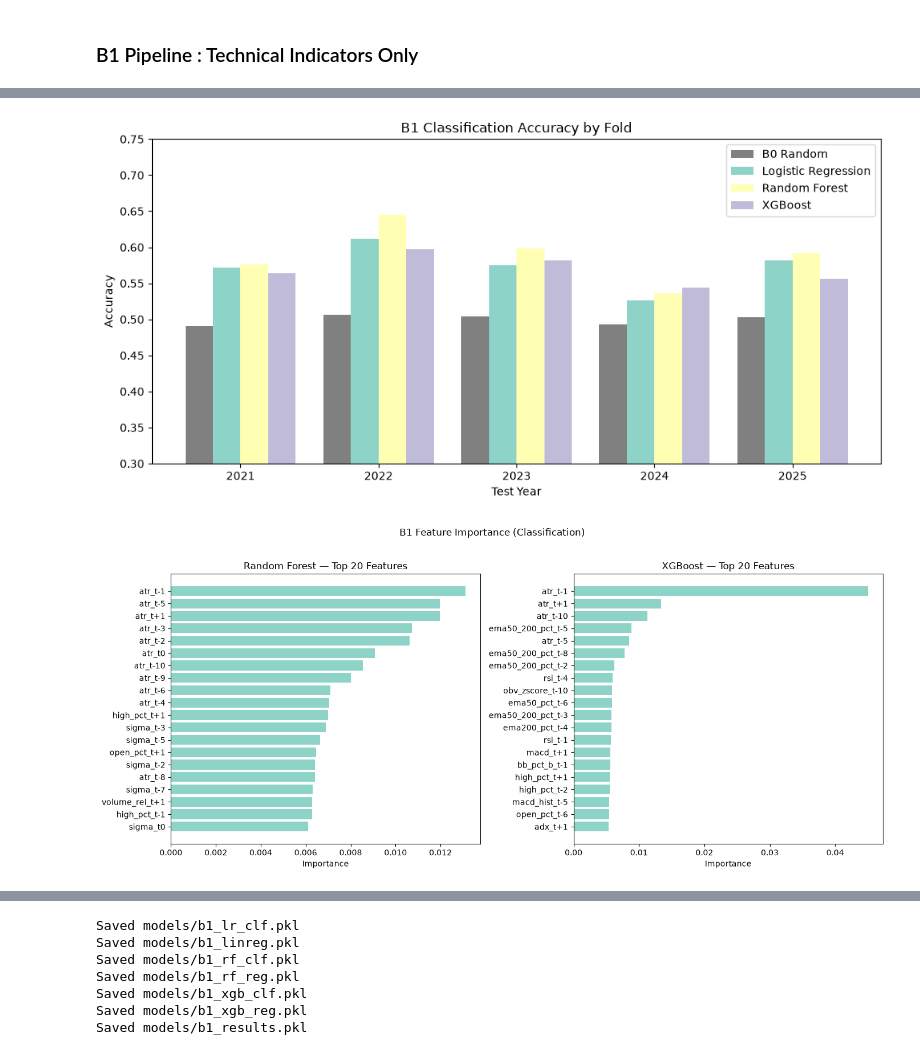
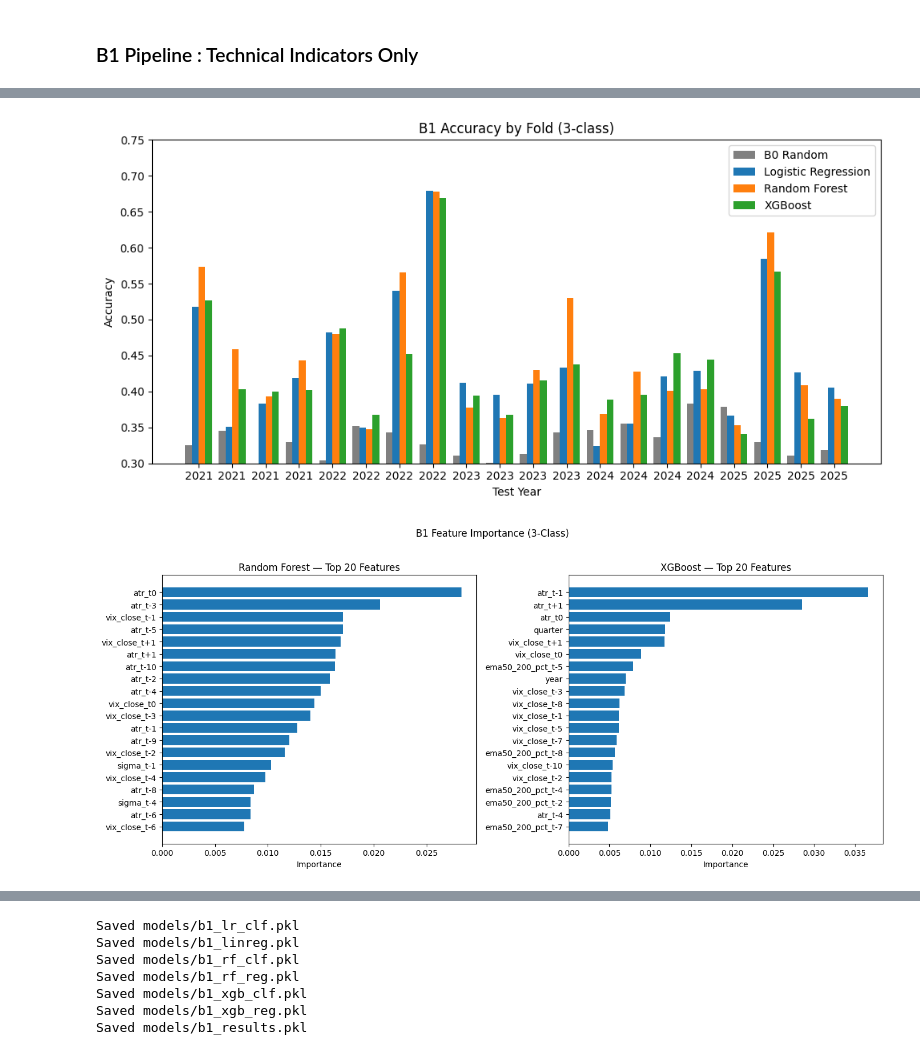
Before and after one commit to Richard-X46/Post-Earnings-Forecast, a Jupyter notebook: src/modeling/b1_pipeline.ipynb, the cells around one changed output, grey strips where cells are left out. Saved outputs shown, nothing was run; the diff lists cells and outputs as text; code cells hidden in the pictures.

```diff
--- a/src/modeling/b1_pipeline.ipynb
+++ b/src/modeling/b1_pipeline.ipynb
@@ -129,7 +184,7 @@ lr_model = LogisticRegression(max_iter=1000, class_weight="balanced")
 for f in folds_data:
     lr_model.fit(f["X_train_sc"], f["y_train_cls"])
     preds = lr_model.predict(f["X_test_sc"])
-    probs = lr_model.predict_proba(f["X_test_sc"])[:, 1]
+    probs = lr_model.predict_proba(f["X_test_sc"])
 
     acc = accuracy_score(f["y_test_cls"], preds)
     lr_clf["fold_acc"].append(acc)
@@ -137,7 +192,7 @@ for f in folds_data:
     lr_clf["probs"].extend(probs)
     lr_clf["true"].extend(f["y_test_cls"])
 
-    print(f"Fold {f['fold_num']} [{f['test_year']}]: DA={acc:.4f}")
+    print(f"Fold {f['fold_num']} [{f['test_quarter']}]: DA={acc:.4f}")
 
 true = np.array(lr_clf["true"])
 preds = np.array(lr_clf["preds"])
@@ -145,5 +200,5 @@ print(f"\nAvg DA:     {np.mean(lr_clf['fold_acc']):.4f}")
 print(f"Pooled F1:  {f1_score(true, preds, average='weighted'):.4f}")
 print(f"Precision:  {precision_score(true, preds, average='weighted'):.4f}")
 print(f"Recall:     {recall_score(true, preds, average='weighted'):.4f}")
-print(f"Pooled AUC: {roc_auc_score(true, np.array(lr_clf['probs'])):.4f}")
+print(f"Pooled AUC: {roc_auc_score(true, np.array(lr_clf['probs']), multi_class='ovr', average='weighted'):.4f}")
 # %% [output]
@@ -191,11 +260,11 @@ Pooled R²: -88.7067
 # %%
 rf_clf = {"fold_acc": [], "preds": [], "probs": [], "true": []}
-rf_clf_model = RandomForestClassifier(n_estimators=100, max_depth=15, class_weight="balanced", random_state=42, n_jobs=-1)
+rf_clf_model = RandomForestClassifier(n_estimators=50, max_depth=10, class_weight="balanced", random_state=42, n_jobs=-1)
 
 for f in folds_data:
     rf_clf_model.fit(f["X_train"], f["y_train_cls"])
     preds = rf_clf_model.predict(f["X_test"])
-    probs = rf_clf_model.predict_proba(f["X_test"])[:, 1]
+    probs = rf_clf_model.predict_proba(f["X_test"])
 
     acc = accuracy_score(f["y_test_cls"], preds)
     rf_clf["fold_acc"].append(acc)
@@ -203,7 +272,7 @@ for f in folds_data:
     rf_clf["probs"].extend(probs)
     rf_clf["true"].extend(f["y_test_cls"])
 
-    print(f"Fold {f['fold_num']} [{f['test_year']}]: DA={acc:.4f}")
+    print(f"Fold {f['fold_num']} [{f['test_quarter']}]: DA={acc:.4f}")
 
 true = np.array(rf_clf["true"])
 preds = np.array(rf_clf["preds"])
@@ -211,5 +280,5 @@ print(f"\nAvg DA:     {np.mean(rf_clf['fold_acc']):.4f}")
 print(f"Pooled F1:  {f1_score(true, preds, average='weighted'):.4f}")
 print(f"Precision:  {precision_score(true, preds, average='weighted'):.4f}")
 print(f"Recall:     {recall_score(true, preds, average='weighted'):.4f}")
-print(f"Pooled AUC: {roc_auc_score(true, np.array(rf_clf['probs'])):.4f}")
+print(f"Pooled AUC: {roc_auc_score(true, np.array(rf_clf['probs']), multi_class='ovr', average='weighted'):.4f}")
 # %% [output]
@@ -227,6 +302,6 @@ Pooled AUC: 0.6192
 # %%
-rf_reg = {"fold_mae": [], "fold_rmse": [], "preds": [], "true": []}
-rf_reg_model = RandomForestRegressor(n_estimators=100, max_depth=15, random_state=42, n_jobs=-1)
+rf_reg = {"fold_mae": [], "fold_rmse": [], "fold_r2": [], "preds": [], "true": []}
+rf_reg_model = XGBRegressor(n_estimators=50, max_depth=6, random_state=42, n_jobs=-1)
 
 for f in folds_data:
     rf_reg_model.fit(f["X_train"], f["y_train_ret"])
@@ -234,14 +309,17 @@ for f in folds_data:
 
     mae = mean_absolute_error(f["y_test_ret"], preds)
     rmse = np.sqrt(mean_squared_error(f["y_test_ret"], preds))
+    r2 = r2_score(f["y_test_ret"], preds)
     rf_reg["fold_mae"].append(mae)
     rf_reg["fold_rmse"].append(rmse)
+    rf_reg["fold_r2"].append(r2)
     rf_reg["preds"].extend(preds)
     rf_reg["true"].extend(f["y_test_ret"])
 
-    print(f"Fold {f['fold_num']} [{f['test_year']}]: MAE={mae:.4f}  RMSE={rmse:.4f}")
+    print(f"Fold {f['fold_num']} [{f['test_quarter']}]: MAE={mae:.4f}  RMSE={rmse:.4f}  R²={r2:.4f}")
 
 print(f"\nAvg MAE:   {np.mean(rf_reg['fold_mae']):.4f}")
 print(f"Avg RMSE:  {np.mean(rf_reg['fold_rmse']):.4f}")
+print(f"Avg R²:    {np.mean(rf_reg['fold_r2']):.4f}")
 print(f"Pooled R²: {r2_score(np.array(rf_reg['true']), np.array(rf_reg['preds'])):.4f}")
 # %% [output]
@@ -261,7 +347,7 @@ xgb_clf_model = XGBClassifier(n_estimators=200, eval_metric="logloss", random_st
 for f in folds_data:
     xgb_clf_model.fit(f["X_train"], f["y_train_cls"])
     preds = xgb_clf_model.predict(f["X_test"])
-    probs = xgb_clf_model.predict_proba(f["X_test"])[:, 1]
+    probs = xgb_clf_model.predict_proba(f["X_test"])
 
     acc = accuracy_score(f["y_test_cls"], preds)
     xgb_clf["fold_acc"].append(acc)
@@ -269,7 +355,7 @@ for f in folds_data:
     xgb_clf["probs"].extend(probs)
     xgb_clf["true"].extend(f["y_test_cls"])
 
-    print(f"Fold {f['fold_num']} [{f['test_year']}]: DA={acc:.4f}")
+    print(f"Fold {f['fold_num']} [{f['test_quarter']}]: DA={acc:.4f}")
 
 true = np.array(xgb_clf["true"])
 preds = np.array(xgb_clf["preds"])
@@ -277,5 +363,5 @@ print(f"\nAvg DA:     {np.mean(xgb_clf['fold_acc']):.4f}")
 print(f"Pooled F1:  {f1_score(true, preds, average='weighted'):.4f}")
 print(f"Precision:  {precision_score(true, preds, average='weighted'):.4f}")
 print(f"Recall:     {recall_score(true, preds, average='weighted'):.4f}")
-print(f"Pooled AUC: {roc_auc_score(true, np.array(xgb_clf['probs'])):.4f}")
+print(f"Pooled AUC: {roc_auc_score(true, np.array(xgb_clf['probs']), multi_class='ovr', average='weighted'):.4f}")
 # %% [output]
@@ -411,25 +523,25 @@ plt.show()
 # %%
 fold_years = [f["test_year"] for f in folds_data]
 x = np.arange(len(fold_years))
 width = 0.2
 
 fig, ax = plt.subplots(figsize=(10, 5))
 ax.bar(x - width, b0_clf["fold_acc"], width, label="B0 Random", color="gray")
 ax.bar(x, lr_clf["fold_acc"], width, label="Logistic Regression")
 ax.bar(x + width, rf_clf["fold_acc"], width, label="Random Forest")
 ax.bar(x + 2*width, xgb_clf["fold_acc"], width, label="XGBoost")
 
 ax.set_xticks(x + width/2)
 ax.set_xticklabels(fold_years)
 ax.set_xlabel("Test Year")
 ax.set_ylabel("Accuracy")
-ax.set_title("B1 Classification Accuracy by Fold")
+ax.set_title("B1 Accuracy by Fold (3-class)")
 ax.legend()
 ax.set_ylim(0.3, 0.75)
 plt.tight_layout()
 plt.show()
 # %% [output]
-[figure, old version]
+[figure, new version]
 # %%
 fig, axes = plt.subplots(1, 2, figsize=(14, 6))
 
@@ -447,11 +559,11 @@ axes[1].barh(np.array(feature_cols)[xgb_top_idx], xgb_imp[xgb_top_idx])
 axes[1].set_title("XGBoost — Top 20 Features")
 axes[1].set_xlabel("Importance")
 
-plt.suptitle("B1 Feature Importance (Classification)", y=1.02)
+plt.suptitle("B1 Feature Importance (3-Class)", y=1.02)
 plt.tight_layout()
 plt.show()
 # %% [output]
-[figure, old version]
+[figure, new version]
 # %%
 fig, axes = plt.subplots(1, 3, figsize=(15, 4))
 
```
Also changed, not shown: parts of 13 cells of this notebook, 46 other files.
